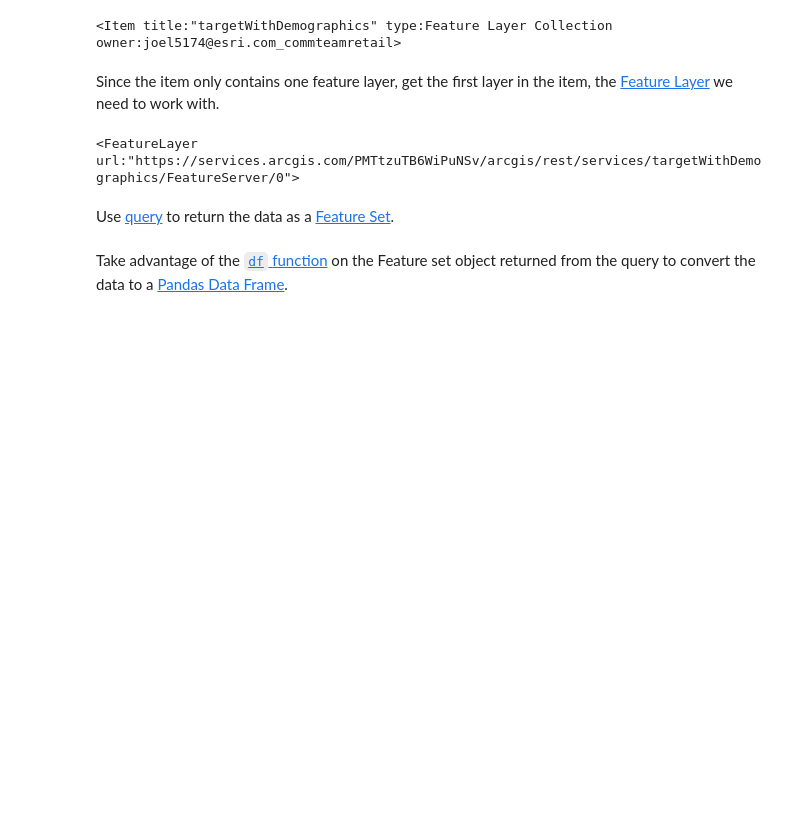
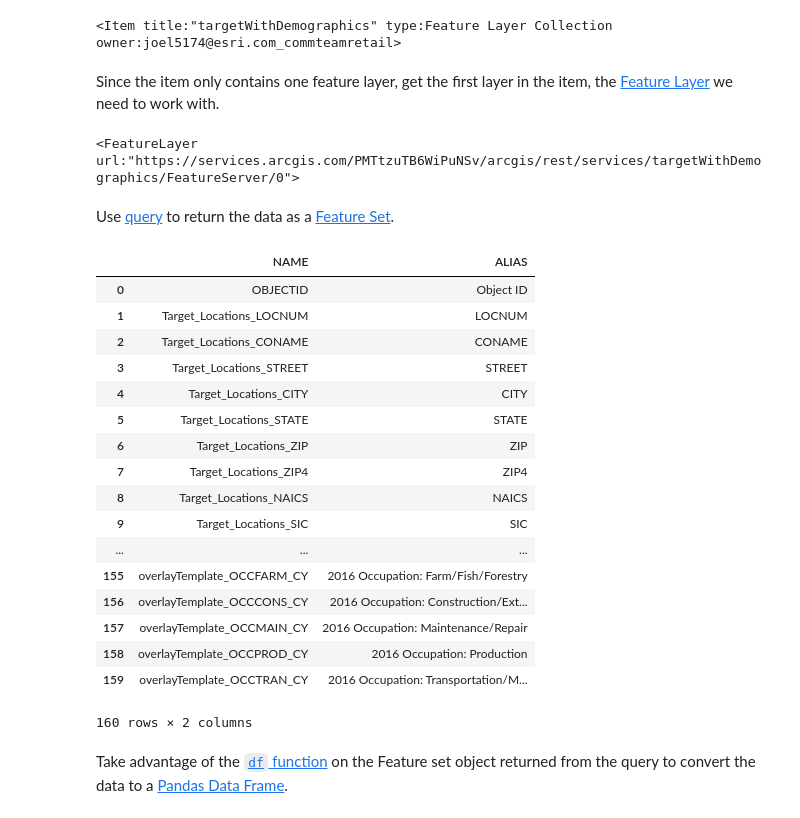
Before and after one commit to knu2xs/arcgis-machine-learning-demonstrations, a Jupyter notebook: Retrieve Data as Pandas Data Frame - SciKit Learn KMeans.ipynb, the cells around one changed output. Cells and saved outputs as stored; diff of their text form; code cells hidden in the pictures; blank space fills up the shorter version.

```diff
--- a/Retrieve Data as Pandas Data Frame - SciKit Learn KMeans.ipynb
+++ b/Retrieve Data as Pandas Data Frame - SciKit Learn KMeans.ipynb
@@ -41,6 +41,28 @@ feature_layer
 Use [query](http://esri.github.io/arcgis-python-api/apidoc/html/arcgis.features.toc.html#arcgis.features.FeatureLayer.query) to return the data as a [Feature Set](http://esri.github.io/arcgis-python-api/apidoc/html/arcgis.features.toc.html#featureset).
 # %%
 feature_set = feature_layer.query()
+# %%
+df_fields = pd.DataFrame([(field['name'], field['alias']) for field in feature_set.fields], columns=['NAME', 'ALIAS'])
+df_fields
+# %% [output]
+|  | NAME | ALIAS |
+| 0 | OBJECTID | Object ID |
+| 1 | Target_Locations_LOCNUM | LOCNUM |
+| 2 | Target_Locations_CONAME | CONAME |
+| 3 | Target_Locations_STREET | STREET |
+| 4 | Target_Locations_CITY | CITY |
+| 5 | Target_Locations_STATE | STATE |
+| 6 | Target_Locations_ZIP | ZIP |
+| 7 | Target_Locations_ZIP4 | ZIP4 |
+| 8 | Target_Locations_NAICS | NAICS |
+| 9 | Target_Locations_SIC | SIC |
+| ... | ... | ... |
+| 155 | overlayTemplate_OCCFARM_CY | 2016 Occupation: Farm/Fish/Forestry |
+| 156 | overlayTemplate_OCCCONS_CY | 2016 Occupation: Construction/Ext... |
+| 157 | overlayTemplate_OCCMAIN_CY | 2016 Occupation: Maintenance/Repair |
+| 158 | overlayTemplate_OCCPROD_CY | 2016 Occupation: Production |
+| 159 | overlayTemplate_OCCTRAN_CY | 2016 Occupation: Transportation/M... |
+160 rows × 2 columns
 # %% [markdown]
 Take advantage of the [`df` function](http://esri.github.io/arcgis-python-api/apidoc/html/arcgis.features.toc.html#arcgis.features.FeatureSet.df) on the Feature set object returned from the query to convert the data to a [Pandas Data Frame](https://pandas.pydata.org/pandas-docs/stable/generated/pandas.DataFrame.html).
 # %%
```
Also changed, not shown: parts of 8 cells of this notebook, 4 other files.
